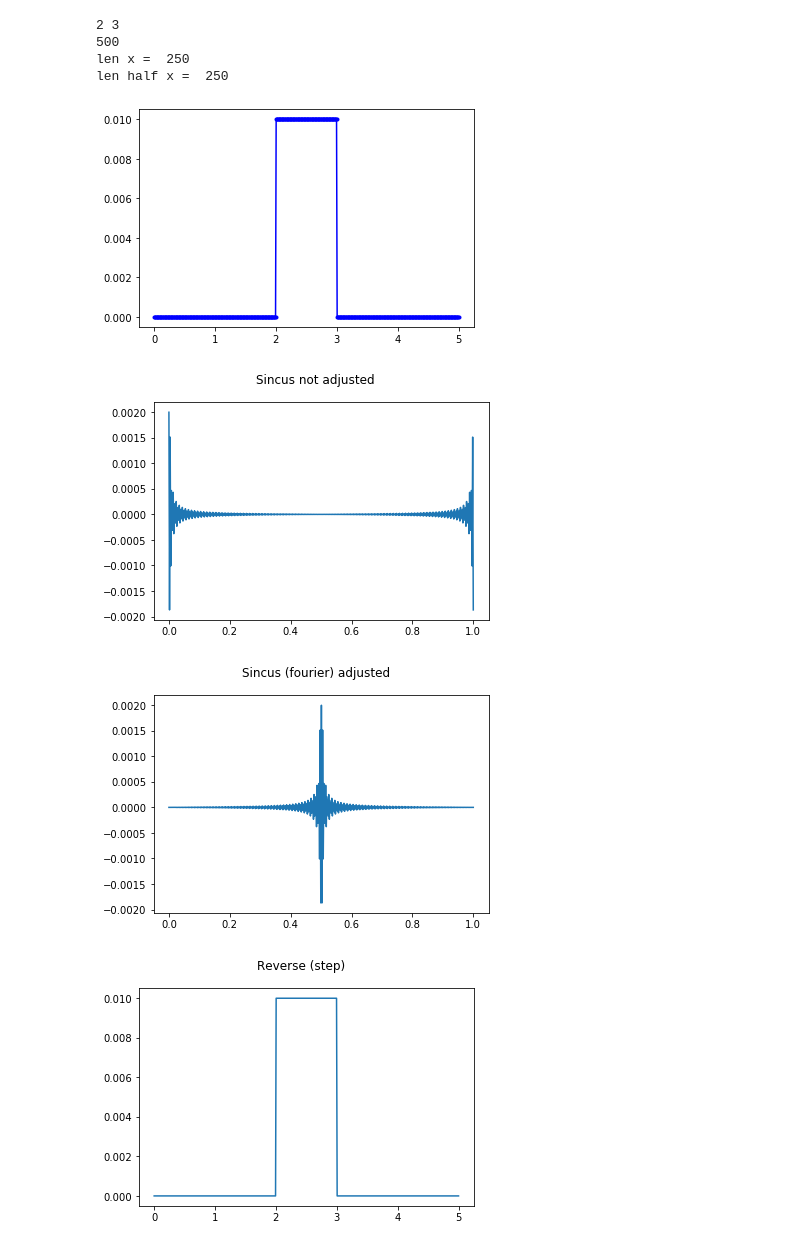
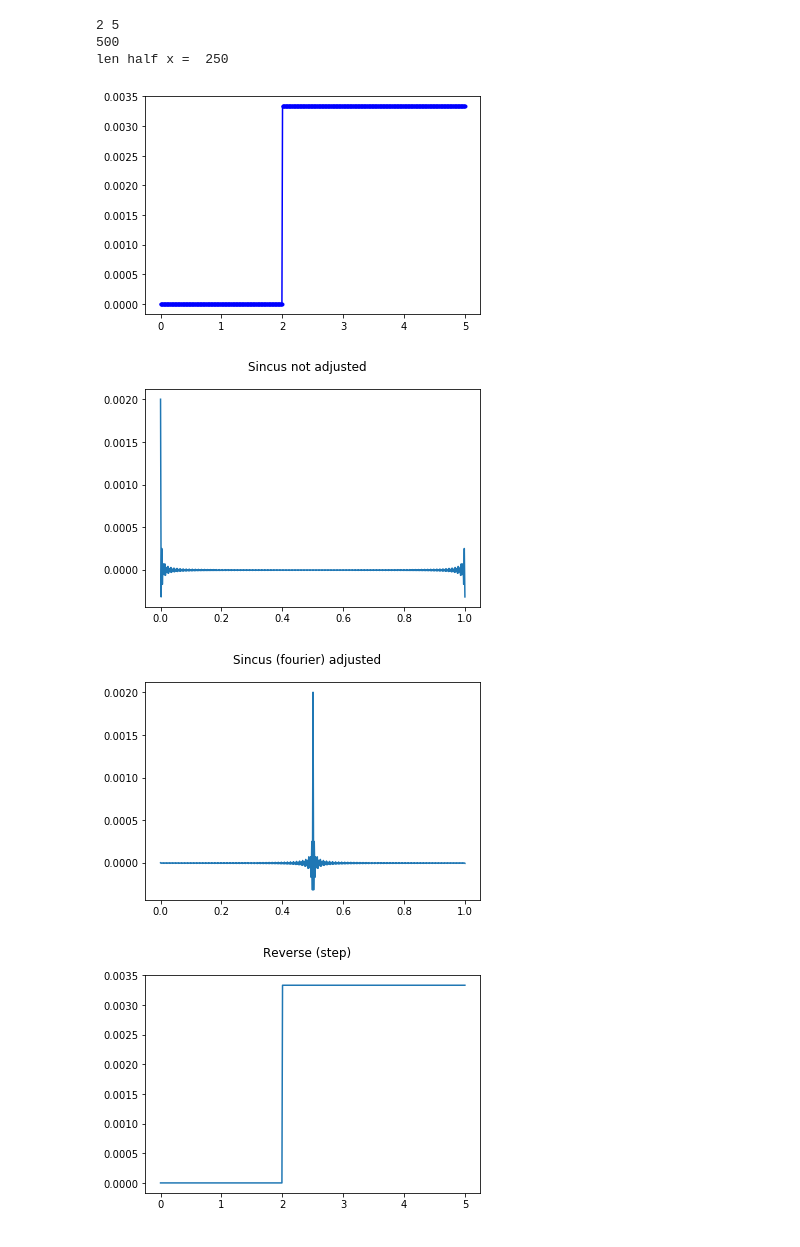
Before and after one commit to PashaIanko/Python, a Jupyter notebook: High Pass Filter/High Pass Filter new try.ipynb, the cells around one changed output. Cells and saved outputs as stored; diff of their text form; code cells hidden in the pictures.

```diff
--- a/High Pass Filter/High Pass Filter new try.ipynb
+++ b/High Pass Filter/High Pass Filter new try.ipynb
@@ -260,39 +278,34 @@ len half x =  250
 # %%
 # Преобразование от другой ступеньки
 
 # обратное фурье от ступеньки
-
 freq_from = 0
-freq_to = 5
+freq_to = 5 # Nykvist frequency == 1/(2*dt), where dt stands for how you set the Function
 df = 0.01
 N_pts = get_points_numb(freq_from, freq_to, df)
 
 
 Step_Func = Function((FuncParams(freq_from, freq_to, 1, 1, 0, N_pts)))
-Step_Func.calc(step, 2,3)
+Step_Func.calc(step, 2,5)
 Step_Func.plot()
 
 
 [x_ifft, y_ifft] = IFFT(Step_Func.x, Step_Func.y, 0, 1)
 plot(x_ifft, y_ifft, 'Sincus not adjusted')
 
 # Поменять половинки местами
 
 y_ifft_adj = adjust_filter(y_ifft)
 plot(x_ifft, y_ifft_adj, 'Sincus (fourier) adjusted')
 
 # Обратное преобразование в ступень
 y_fft = np.fft.fft(y_ifft)
 plot_y(y_fft, 'Reverse (step)', From = freq_from, To = freq_to)
-
-
-# Пытаемся свернуть, убрать частоты
 # %% [output]
-2 3
+2 5
 500
-len x =  250
 len half x =  250
-[figure, old version]
+[figure, new version]
-[figure, old version]
+[figure, new version]
-[figure, old version]
+[figure, new version]
-[figure, old version]
+[figure, new version]
```
Also changed, not shown: parts of 6 cells of this notebook.
